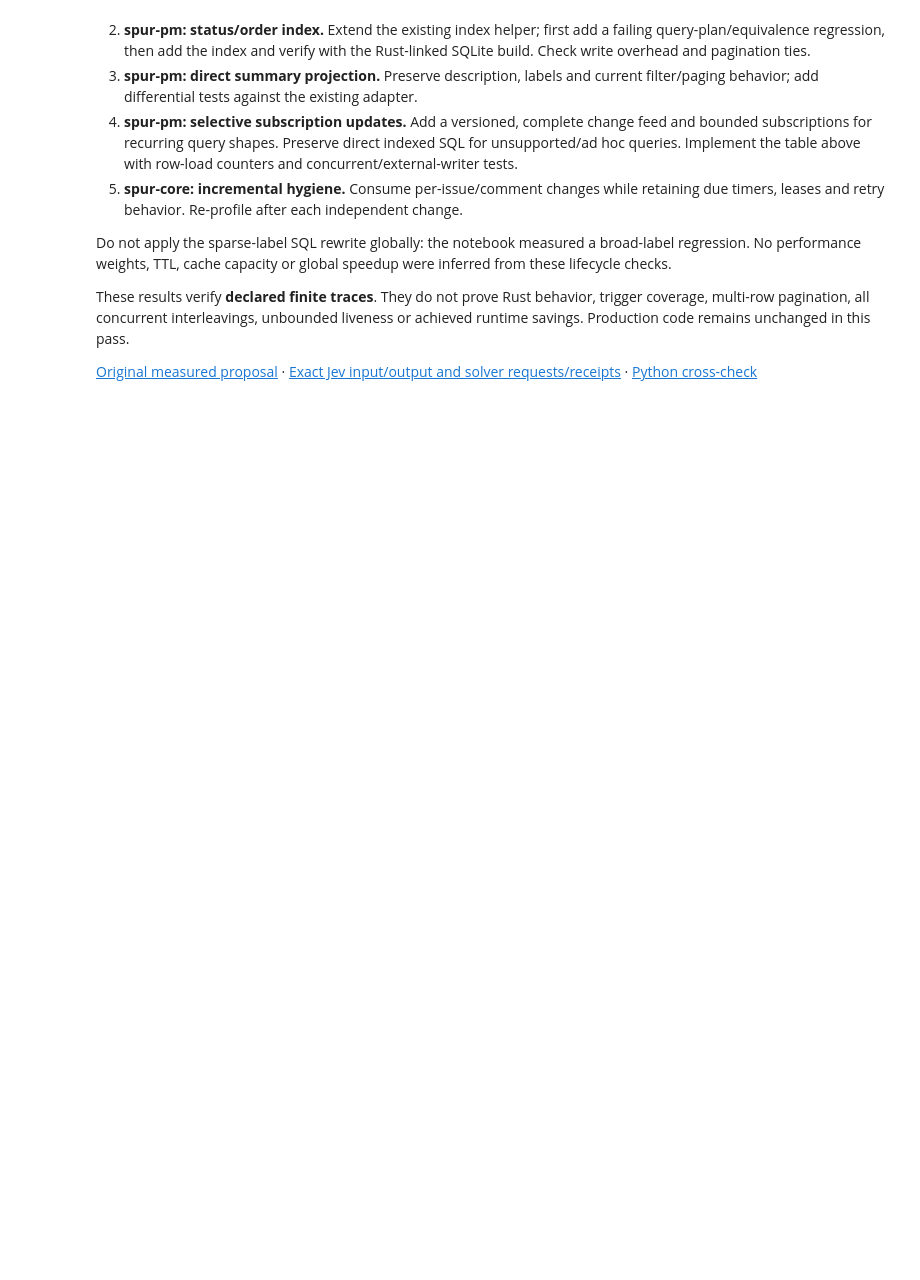
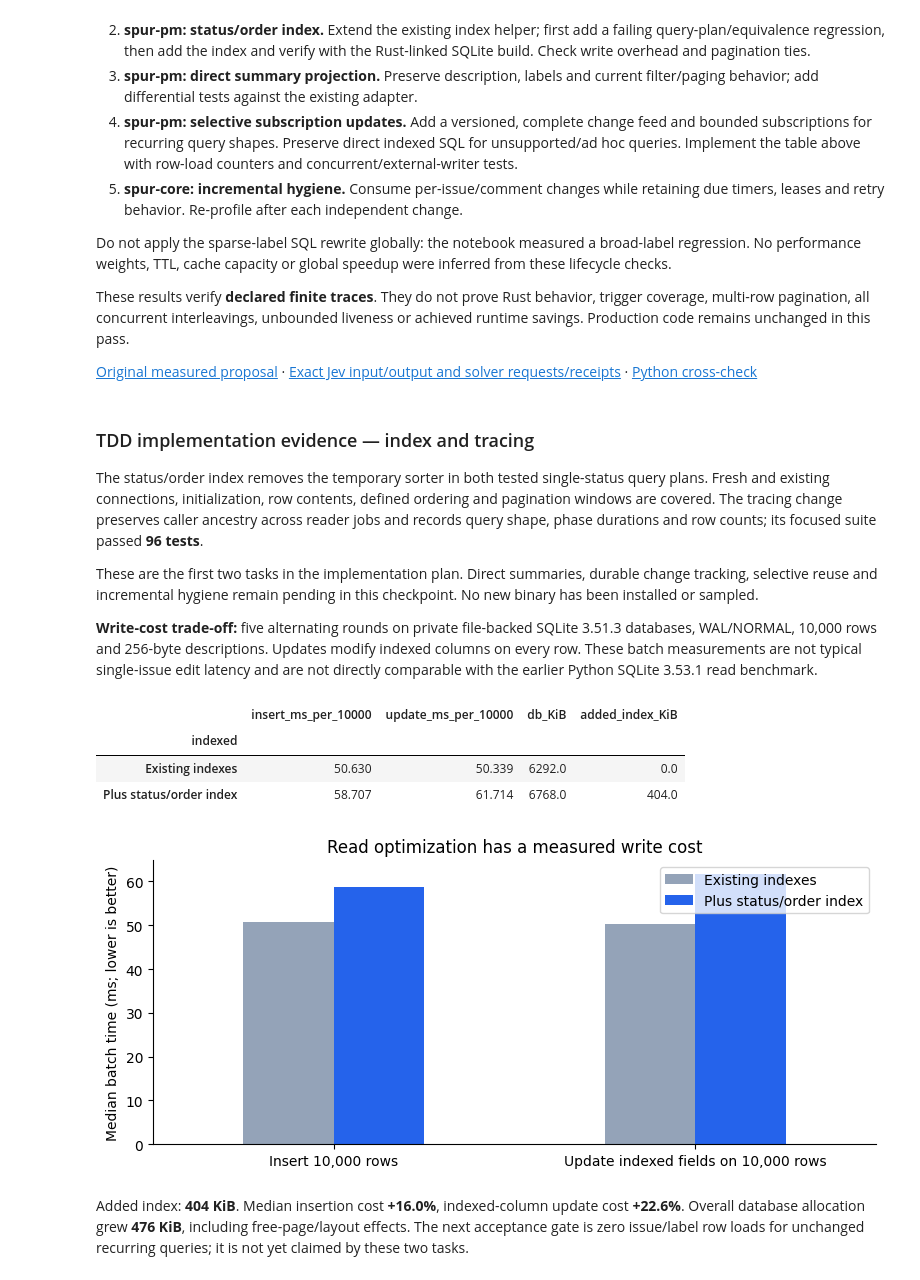
Before and after one commit to getspur/SpurCode, a Jupyter notebook: spur-64019-performance-20261009.ipynb, the cells around one changed output. Saved outputs shown, nothing was run; the diff lists cells and outputs as text; code cells hidden in the pictures; blank space fills up the shorter version.

Commit message:
docs(performance): bd-3jz28 record index and tracing TDD evidence

```diff
--- a/spur-64019-performance-20261009.ipynb
+++ b/spur-64019-performance-20261009.ipynb
@@ -1047,3 +1047,59 @@ Do not apply the sparse-label SQL rewrite globally: the notebook measured a broa
 These results verify **declared finite traces**. They do not prove Rust behavior, trigger coverage, multi-row pagination, all concurrent interleavings, unbounded liveness or achieved runtime savings. Production code remains unchanged in this pass.
 
 [Original measured proposal](docs/performance/2026-10-09-spur-64019/list-issues-proposal.md) · [Exact Jev input/output and solver requests/receipts](docs/performance/2026-10-09-spur-64019/list-issues-jev-compile.json) · [Python cross-check](docs/performance/2026-10-09-spur-64019/list-issues-jev-verification.json)
+# %%
+from pathlib import Path
+import json
+import pandas as pd
+import matplotlib.pyplot as plt
+from IPython.display import display, Markdown
+
+implementation_dir = Path('/Volumes/Projects/spur/docs/performance/2026-10-09-spur-64019')
+implementation_roots = json.loads((implementation_dir / 'list-issues-implementation-s1-s2.json').read_text())
+index_cost = pd.DataFrame(implementation_roots['s1']['cost']['rows'])
+index_medians = index_cost.groupby('indexed')[['insert_us', 'update_us', 'db_bytes', 'index_bytes']].median()
+index_overheads = (index_medians.loc[True, ['insert_us', 'update_us']] / index_medians.loc[False, ['insert_us', 'update_us']] - 1) * 100
+assert len(index_cost) == 10 and set(index_cost['sqlite']) == {'3.51.3'}
+assert implementation_roots['s1']['red']['exit_code'] == 101
+assert implementation_roots['s1']['green']['exit_code'] == 0
+assert all(c['exit_code'] == 0 for c in implementation_roots['s2']['commands'] if c['phase'] in ('GREEN', 'CHECK'))
+display(Markdown('''### TDD implementation evidence — index and tracing
+
+The status/order index removes the temporary sorter in both tested single-status query plans. Fresh and existing connections, initialization, row contents, defined ordering and pagination windows are covered. The tracing change preserves caller ancestry across reader jobs and records query shape, phase durations and row counts; its focused suite passed **96 tests**.
+
+These are the first two tasks in the implementation plan. Direct summaries, durable change tracking, selective reuse and incremental hygiene remain pending in this checkpoint. No new binary has been installed or sampled.
+
+**Write-cost trade-off:** five alternating rounds on private file-backed SQLite 3.51.3 databases, WAL/NORMAL, 10,000 rows and 256-byte descriptions. Updates modify indexed columns on every row. These batch measurements are not typical single-issue edit latency and are not directly comparable with the earlier Python SQLite 3.53.1 read benchmark.'''))
+index_table = index_medians.rename(index={False: 'Existing indexes', True: 'Plus status/order index'}).copy()
+index_table['insert_ms_per_10000'] = index_table.pop('insert_us') / 1000
+index_table['update_ms_per_10000'] = index_table.pop('update_us') / 1000
+index_table['db_KiB'] = index_table.pop('db_bytes') / 1024
+index_table['added_index_KiB'] = index_table.pop('index_bytes') / 1024
+display(index_table.round(3))
+fig, ax = plt.subplots(figsize=(8, 3.6))
+plot_data = index_table[['insert_ms_per_10000', 'update_ms_per_10000']].T
+plot_data.index = ['Insert 10,000 rows', 'Update indexed fields on 10,000 rows']
+plot_data.plot.bar(ax=ax, rot=0, color=['#94a3b8', '#2563eb'])
+ax.set_ylabel('Median batch time (ms; lower is better)')
+ax.set_xlabel('')
+ax.set_title('Read optimization has a measured write cost')
+ax.legend(title='')
+fig.tight_layout()
+fig.savefig(implementation_dir / 'list-issues-implementation-index-cost.png', dpi=160)
+display(fig)
+plt.close(fig)
+display(Markdown(f"Added index: **{index_medians.loc[True, 'index_bytes'] / 1024:.0f} KiB**. Median insertion cost **+{index_overheads['insert_us']:.1f}%**, indexed-column update cost **+{index_overheads['update_us']:.1f}%**. Overall database allocation grew **{(index_medians.loc[True, 'db_bytes'] - index_medians.loc[False, 'db_bytes']) / 1024:.0f} KiB**, including free-page/layout effects. The next acceptance gate is zero issue/label row loads for unchanged recurring queries; it is not yet claimed by these two tasks."))
+# %% [output]
+### TDD implementation evidence — index and tracing
+
+The status/order index removes the temporary sorter in both tested single-status query plans. Fresh and existing connections, initialization, row contents, defined ordering and pagination windows are covered. The tracing change preserves caller ancestry across reader jobs and records query shape, phase durations and row counts; its focused suite passed **96 tests**.
+
+These are the first two tasks in the implementation plan. Direct summaries, durable change tracking, selective reuse and incremental hygiene remain pending in this checkpoint. No new binary has been installed or sampled.
+
+**Write-cost trade-off:** five alternating rounds on private file-backed SQLite 3.51.3 databases, WAL/NORMAL, 10,000 rows and 256-byte descriptions. Updates modify indexed columns on every row. These batch measurements are not typical single-issue edit latency and are not directly comparable with the earlier Python SQLite 3.53.1 read benchmark.
+|  | insert_ms_per_10000 | update_ms_per_10000 | db_KiB | added_index_KiB |
+| indexed |  |  |  |  |
+| Existing indexes | 50.630 | 50.339 | 6292.0 | 0.0 |
+| Plus status/order index | 58.707 | 61.714 | 6768.0 | 404.0 |
+[figure, added]
+Added index: **404 KiB**. Median insertion cost **+16.0%**, indexed-column update cost **+22.6%**. Overall database allocation grew **476 KiB**, including free-page/layout effects. The next acceptance gate is zero issue/label row loads for unchanged recurring queries; it is not yet claimed by these two tasks.
```
Also changed, not shown: 2 other files.
